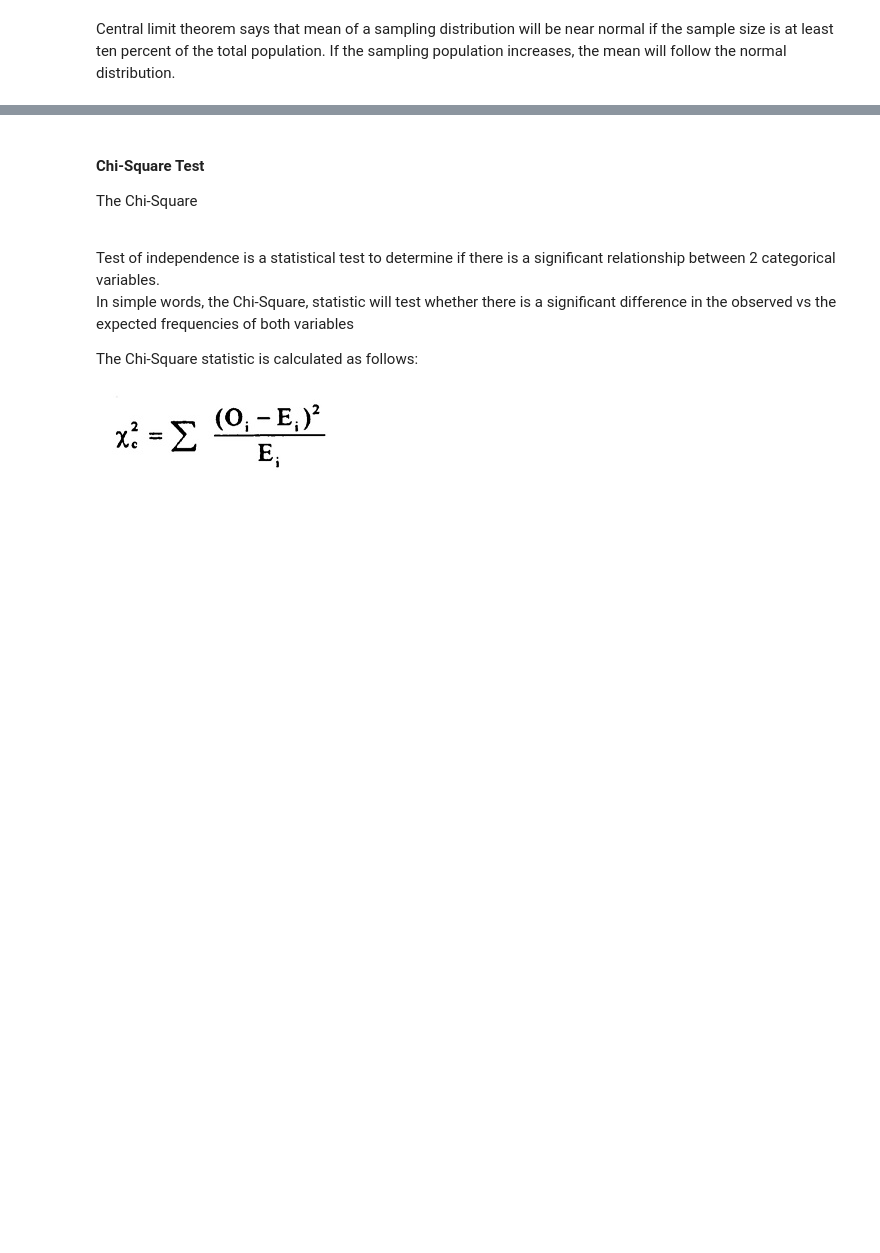
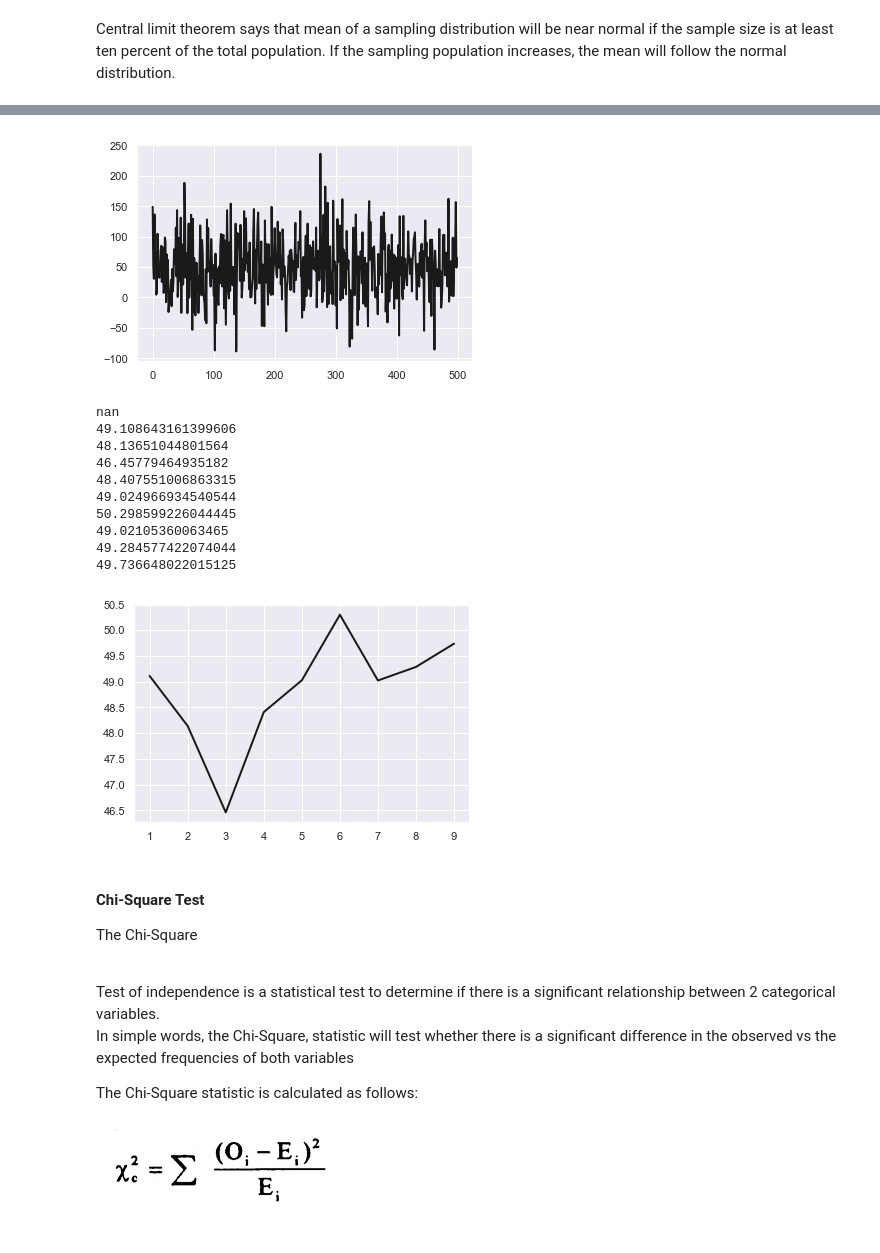
Before and after one commit to balajidileepkumar/Python_MachineLearning, a Jupyter notebook: Chapter-14-ScikitMachineLearning.ipynb, the cells around one changed output, grey strips where cells are left out. Drawn from its saved outputs; the diff is of its cells as text; code cells hidden in the pictures; blank space fills up the shorter version.

```diff
--- a/Chapter-14-ScikitMachineLearning.ipynb
+++ b/Chapter-14-ScikitMachineLearning.ipynb
@@ -2864,21 +2987,34 @@ plt.show()
 # %%
 import numpy as np
 
 # Create population and find population mean
-population = np.random.normal(loc=0, scale=100, size=1000)
+population = np.random.normal(loc=50, scale=50, size=500)
 population_mean = np.mean(population)
 #print(population)
 plt.plot(population,'k-',linewidth=2)
 plt.show()
 samples = []
 mean_samples =[]
 for x in range(0,len(population),50):
     samples.append(population[0:x])
     mean_samples.append(np.mean(population[0:x]))
     print(np.mean(population[0:x]))
 #print(mean_samples)
 plt.plot(mean_samples,'k-',linewidth=2)
 plt.show()
+# %% [output]
+[figure, added]
+nan
+49.108643161399606
+48.13651044801564
+46.45779464935182
+48.407551006863315
+49.024966934540544
+50.298599226044445
+49.02105360063465
+49.284577422074044
+49.736648022015125
+[figure, added]
 # %% [markdown]
 #### Chi-Square Test
 <p>The Chi-Square
```
Also changed, not shown: parts of 15 cells of this notebook, 4 other files.
